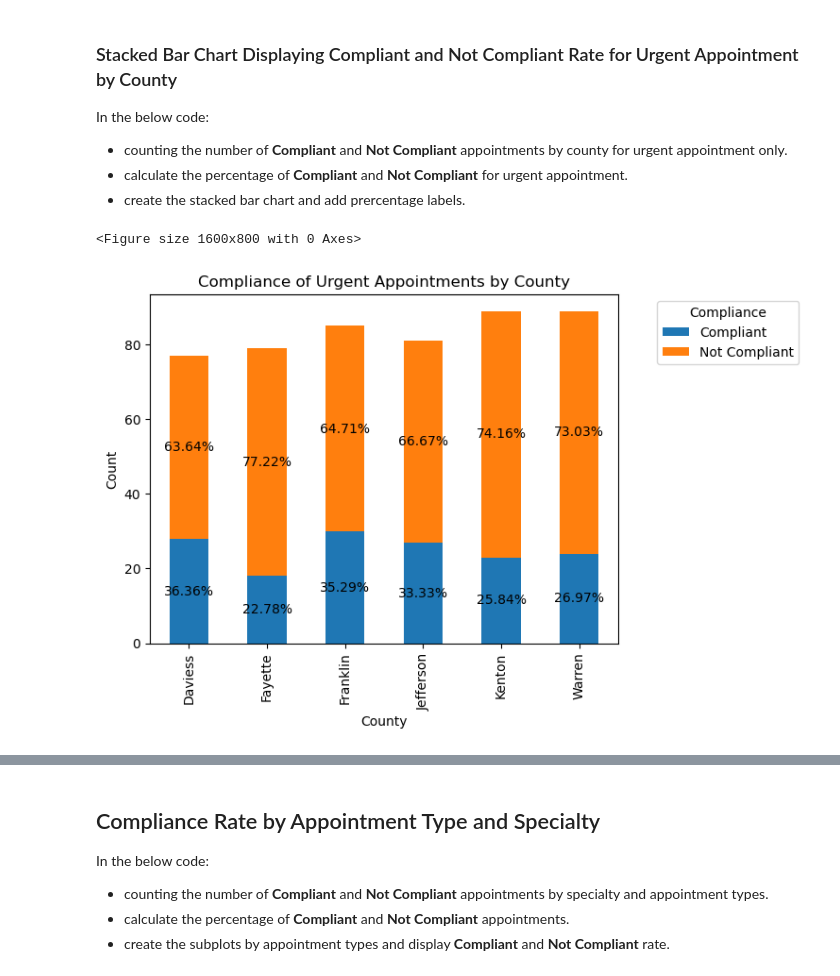
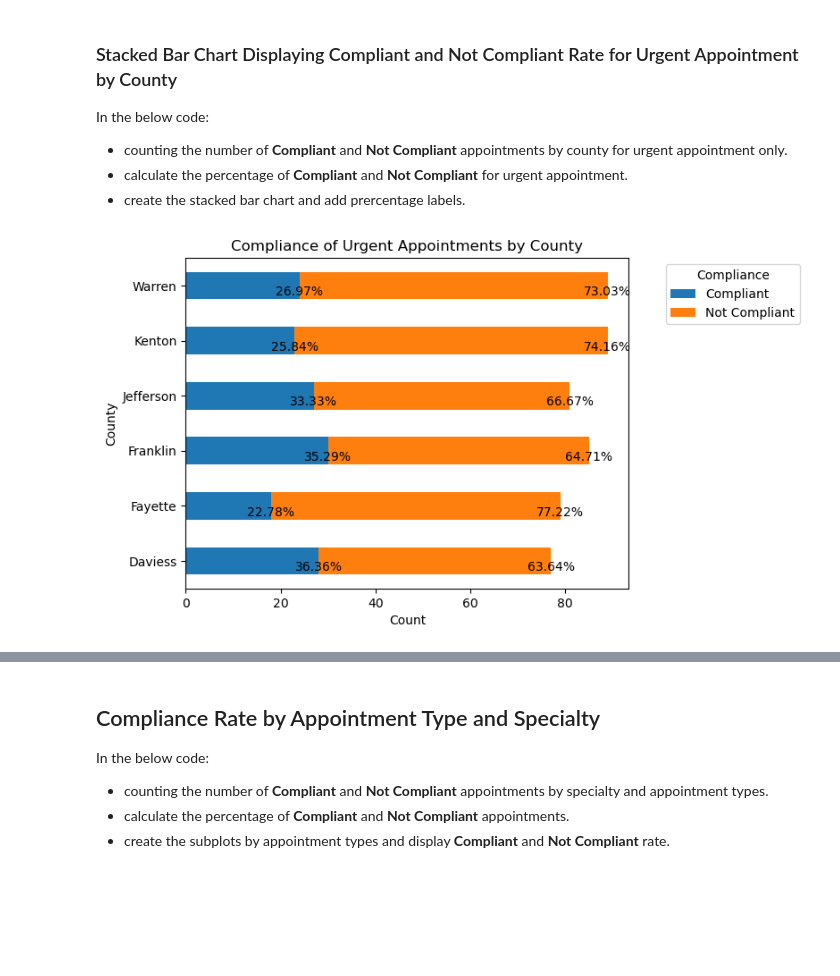
Before and after one commit to shahbijay/provider-appt-kymc, a Jupyter notebook: provider-appt-dboard.ipynb, the cells around one changed output, grey strips where cells are left out. Saved outputs shown, nothing was run; the diff lists cells and outputs as text; code cells hidden in the pictures; blank space fills up the shorter version.

```diff
--- a/provider-appt-dboard.ipynb
+++ b/provider-appt-dboard.ipynb
@@ -346,38 +346,34 @@ In the below code:
 - counting the number of **Compliant** and **Not Compliant** appointments by county for urgent appointment only.
 - calculate the percentage of **Compliant** and **Not Compliant** for urgent appointment.
 - create the stacked bar chart and add prercentage labels.
-# %%
-plt.figure(figsize=(16,8))
-
-# Count the number of compliant and not compliant appointments by county
-compliance_counts = survey_data.groupby(['County', 'Urg_Appt_Status'])['Urg_Appt_Status'].count().unstack()
-
-# Calculate the percentage of compliant and not compliant appointments by county
-compliance_percentages = compliance_counts.apply(lambda x: round(x / x.sum() * 100, 2), axis=1)
-
-# Create the stacked bar chart
-compliance_counts.plot(kind='bar', stacked=True)
-
-# Add percentage labels to the bars
-for i in range(len(compliance_counts)):
-    x_offset = 0
-    for j in range(len(compliance_counts.columns)):
-        plt.annotate(str(compliance_percentages.iloc[i, j]) + '%', xy=(i, compliance_counts.iloc[i, j] / 2 + x_offset),
-                     ha='center', va='center')
-        x_offset += compliance_counts.iloc[i, j]
-
-
-# Set the chart title and axis labels
-plt.title('Compliance of Urgent Appointments by County')
-plt.xlabel('County')
-plt.ylabel('Count')
-plt.legend(title='Compliance', loc='upper right', bbox_to_anchor=(1.40, 1))
-
-# Set the x-axis tick labels to the county names
-# plt.xticks(range(len(compliance_counts.index)), compliance_counts.index)
-
-# Show the plot
-plt.show()
-# %% [output]
-<Figure size 1600x800 with 0 Axes>
-[figure, removed]
+# %%
+# Count the number of compliant and not compliant appointments by county
+compliance_counts = survey_data.groupby(['County', 'Urg_Appt_Status'])['Urg_Appt_Status'].count().unstack()
+
+# Calculate the percentage of compliant and not compliant appointments by county
+compliance_percentages = compliance_counts.apply(lambda x: round(x / x.sum() * 100, 2), axis=1)
+
+# Create the stacked bar chart
+compliance_counts.plot(kind='barh', stacked=True)
+
+# Add percentage labels to the bars
+for i in range(len(compliance_counts)):
+    x_offset = 0
+    for j in range(len(compliance_counts.columns)):
+        plt.annotate(str(compliance_percentages.iloc[i, j]) + '%', xy=(compliance_counts.iloc[i, j] + x_offset, i),
+                     ha='center', va='top')
+        x_offset += compliance_counts.iloc[i, j]
+
+# Set the chart title and axis labels
+plt.title('Compliance of Urgent Appointments by County')
+plt.xlabel('Count')
+plt.ylabel('County')
+plt.legend(title='Compliance', loc='upper right', bbox_to_anchor=(1.40, 1))
+
+# Set the x-axis tick labels to the county names
+plt.yticks(range(len(compliance_counts.index)), compliance_counts.index)
+
+# Show the plot
+plt.show()
+# %% [output]
+[figure, added]
```
Also changed, not shown: parts of 4 cells of this notebook, 1 other file.
